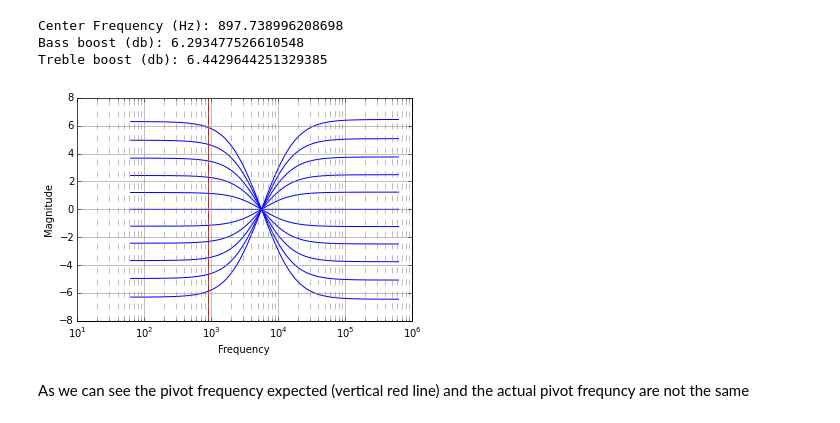
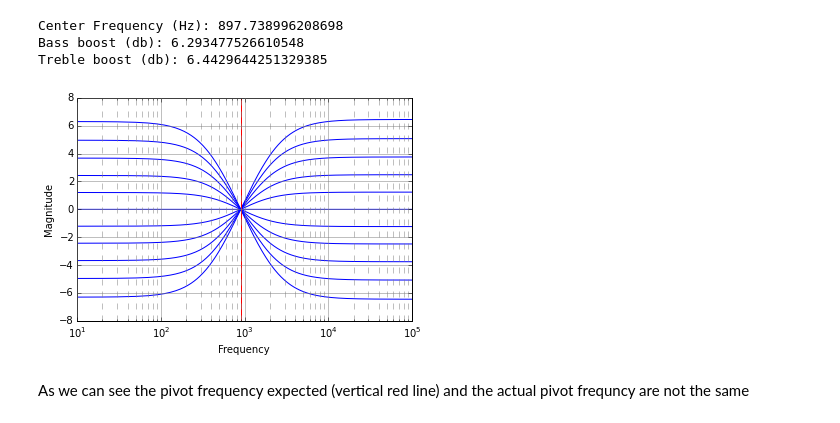
Before and after one commit to yeraym/vulcanofx, a Jupyter notebook: tilt_eq/Tilt EQ.ipynb, the cells around one changed output. Cells and saved outputs as stored; diff of their text form; code cells hidden in the pictures.

Commit message:
Update Tilt EQ.ipynb
corrected the plot parameters

```diff
--- a/tilt_eq/Tilt EQ.ipynb
+++ b/tilt_eq/Tilt EQ.ipynb
@@ -102,34 +102,34 @@ for i in np.arange(0,55,5):
 
     num = X*(Z-Rf) - Z*(P1+Rf)
     den = X*(Z-Rf) + Rf*(Z+P1)
     h = np.abs(num/den)
     hdb = 20 * np.log10(h)
 
-    plt.semilogx(w, hdb, color="blue")    # Bode magnitude plot
+    plt.semilogx(f, hdb, color="blue")    # Bode magnitude plot
 
 
 plt.xlabel ("Frequency")
 plt.ylabel ("Magnitude")
 plt.grid(b=True, which='major', color='gray', linestyle='-')
 plt.grid(b=True, which='minor', color='gray', linestyle='--')
 
 
 Fp = math.sqrt(P1 + 2*Rf) / (2 * math.pi * C * math.sqrt(Rf-R) * math.sqrt(P1*(R+Rf) + 2*R*Rf))
 ML = (P1 + Rf) / Rf
 MH = (P1 + R) / (R * ML)
 
 MLdb = 20 * math.log10(ML)
 MHdb = 20 * math.log10(MH)
 
 plt.axvline(Fp, color='red')
 
 print "Center Frequency (Hz): " + `Fp`
 print "Bass boost (db): " + `MLdb`
 print "Treble boost (db): " + `MHdb`
 # %% [output]
 Center Frequency (Hz): 897.738996208698
 Bass boost (db): 6.293477526610548
 Treble boost (db): 6.4429644251329385
-[figure, old version]
+[figure, new version]
 # %% [markdown]
 As we can see the pivot frequency expected (vertical red line) and the actual pivot frequncy are not the same
```
